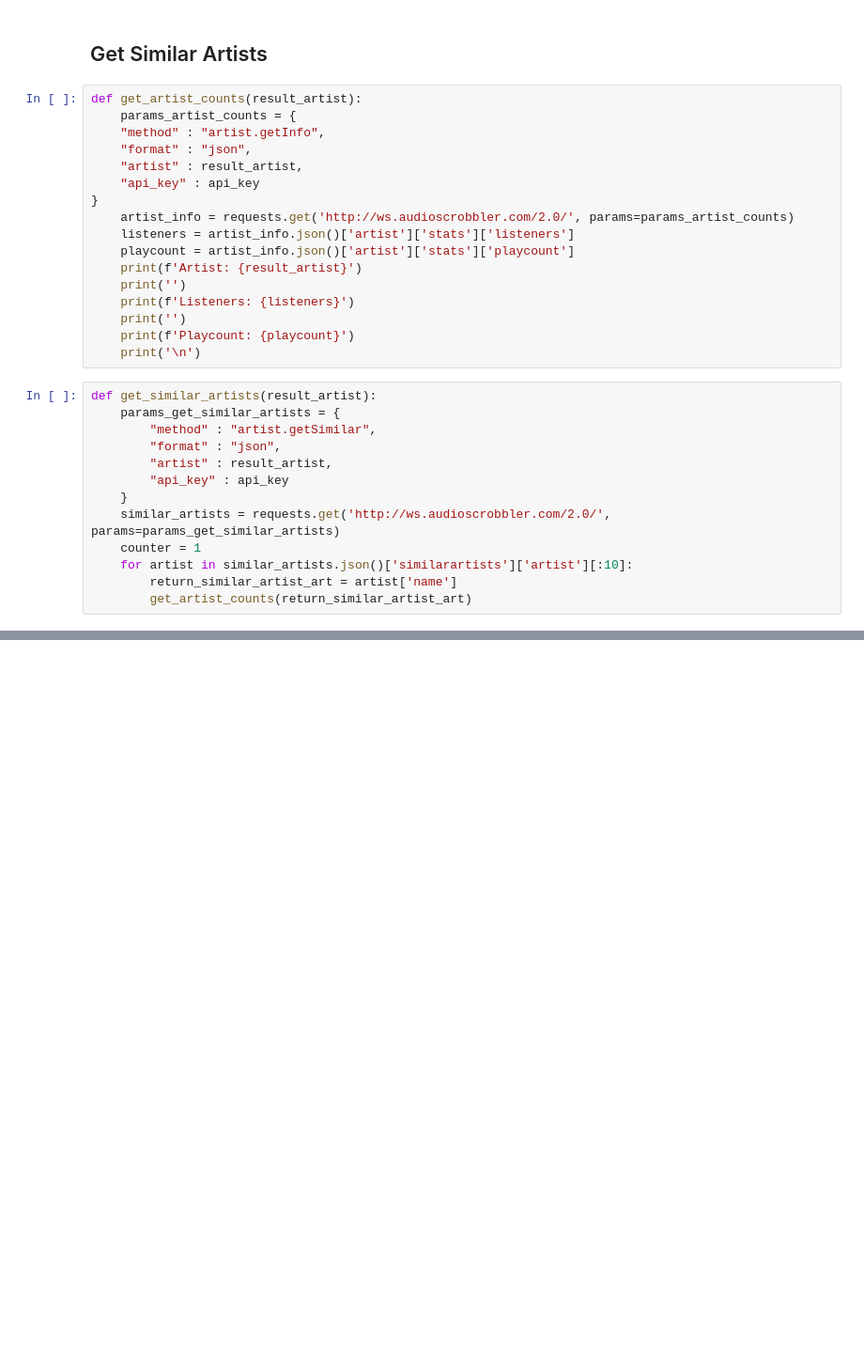
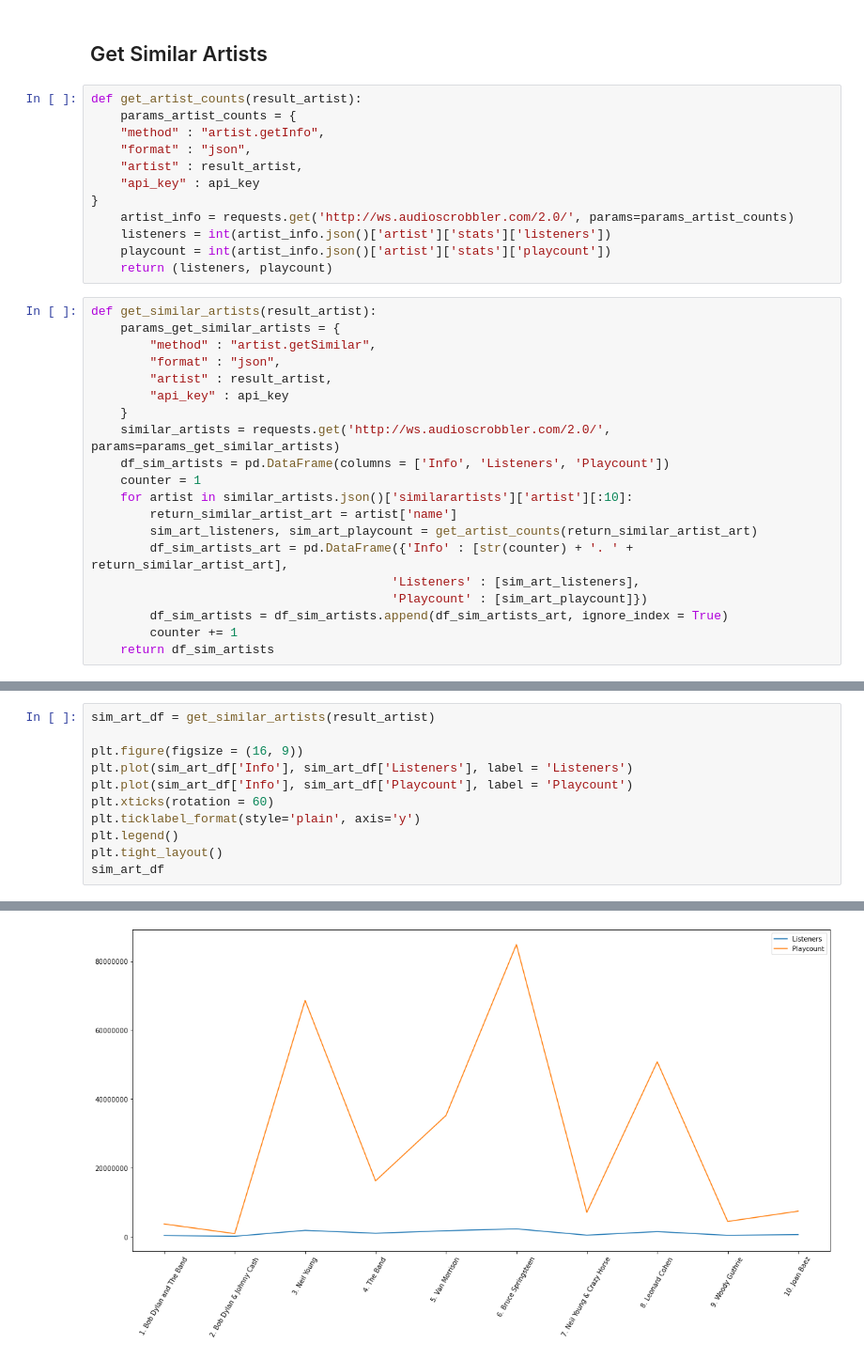
Before and after one commit to griffintalan/music_reccommender, a Jupyter notebook: reccommender_system.ipynb, the cells around one changed output, grey strips where cells are left out. Shown at 94% size. Saved outputs shown, nothing was run; the diff lists cells and outputs as text; blank space fills up the shorter version.

```diff
--- a/reccommender_system.ipynb
+++ b/reccommender_system.ipynb
@@ -165,14 +116,9 @@ def get_artist_counts(result_artist):
     "api_key" : api_key
 }
     artist_info = requests.get('http://ws.audioscrobbler.com/2.0/', params=params_artist_counts)
-    listeners = artist_info.json()['artist']['stats']['listeners']
-    playcount = artist_info.json()['artist']['stats']['playcount']
-    print(f'Artist: {result_artist}')
-    print('')
-    print(f'Listeners: {listeners}')
-    print('')
-    print(f'Playcount: {playcount}')
-    print('\n')
+    listeners = int(artist_info.json()['artist']['stats']['listeners'])
+    playcount = int(artist_info.json()['artist']['stats']['playcount'])
+    return (listeners, playcount)
 # %%
 def get_similar_artists(result_artist):
     params_get_similar_artists = {
@@ -182,7 +128,14 @@ def get_similar_artists(result_artist):
         "api_key" : api_key
     }
     similar_artists = requests.get('http://ws.audioscrobbler.com/2.0/', params=params_get_similar_artists)
+    df_sim_artists = pd.DataFrame(columns = ['Info', 'Listeners', 'Playcount'])
     counter = 1
     for artist in similar_artists.json()['similarartists']['artist'][:10]:
         return_similar_artist_art = artist['name']
-        get_artist_counts(return_similar_artist_art)
+        sim_art_listeners, sim_art_playcount = get_artist_counts(return_similar_artist_art)
+        df_sim_artists_art = pd.DataFrame({'Info' : [str(counter) + '. ' + return_similar_artist_art],
+                                         'Listeners' : [sim_art_listeners],
+                                         'Playcount' : [sim_art_playcount]})
+        df_sim_artists = df_sim_artists.append(df_sim_artists_art, ignore_index = True)
+        counter += 1
+    return df_sim_artists
@@ -210,0 +216,12 @@ Playcount: 1017276
+# %%
+sim_art_df = get_similar_artists(result_artist)
+
+plt.figure(figsize = (16, 9))
+plt.plot(sim_art_df['Info'], sim_art_df['Listeners'], label = 'Listeners')
+plt.plot(sim_art_df['Info'], sim_art_df['Playcount'], label = 'Playcount')
+plt.xticks(rotation = 60)
+plt.ticklabel_format(style='plain', axis='y')
+plt.legend()
+plt.tight_layout()
+sim_art_df
+# %% [output]
@@ -210,0 +239 @@ Playcount: 1017276
+[figure, added]
```
Also changed, not shown: parts of 17 cells of this notebook.
